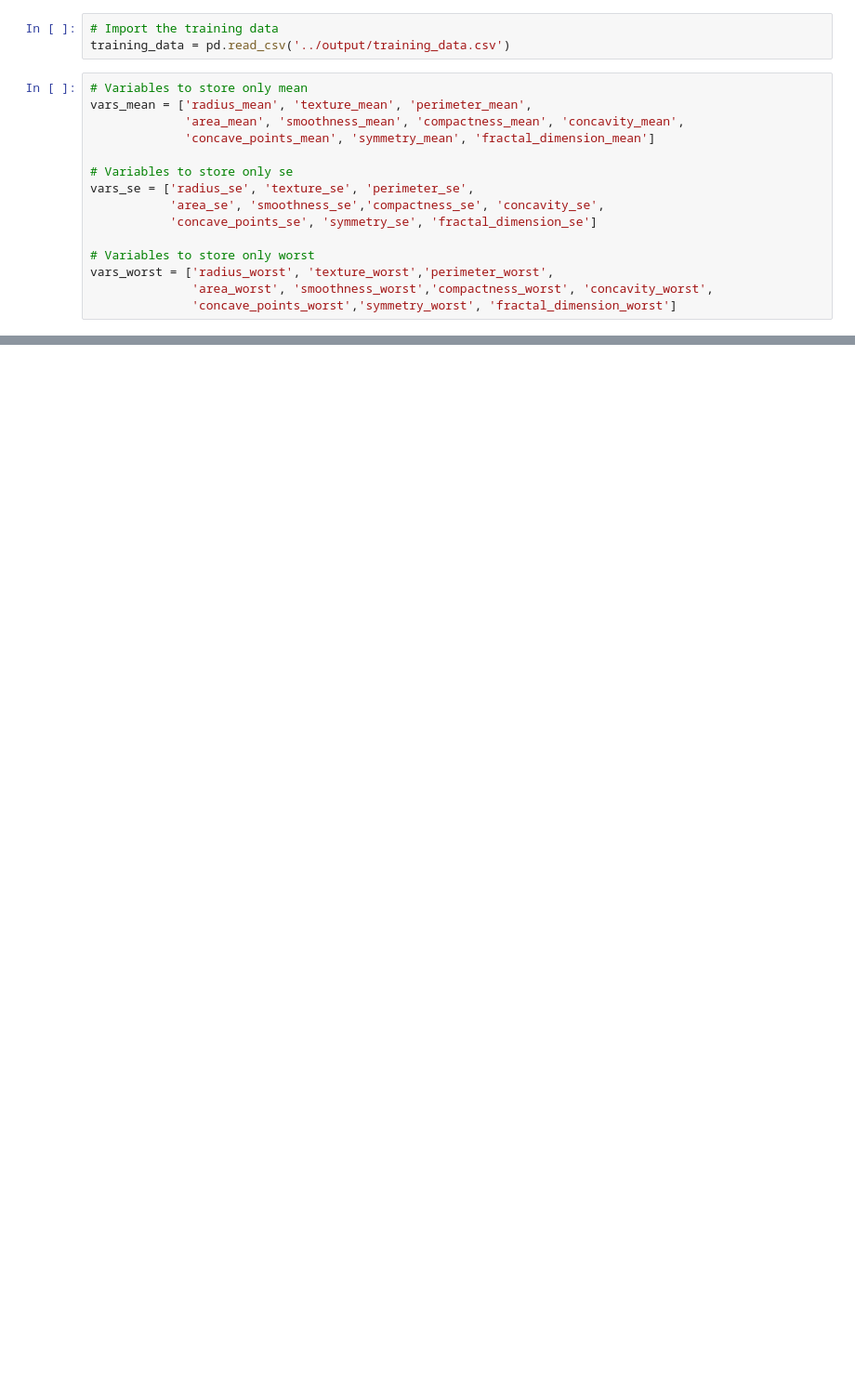
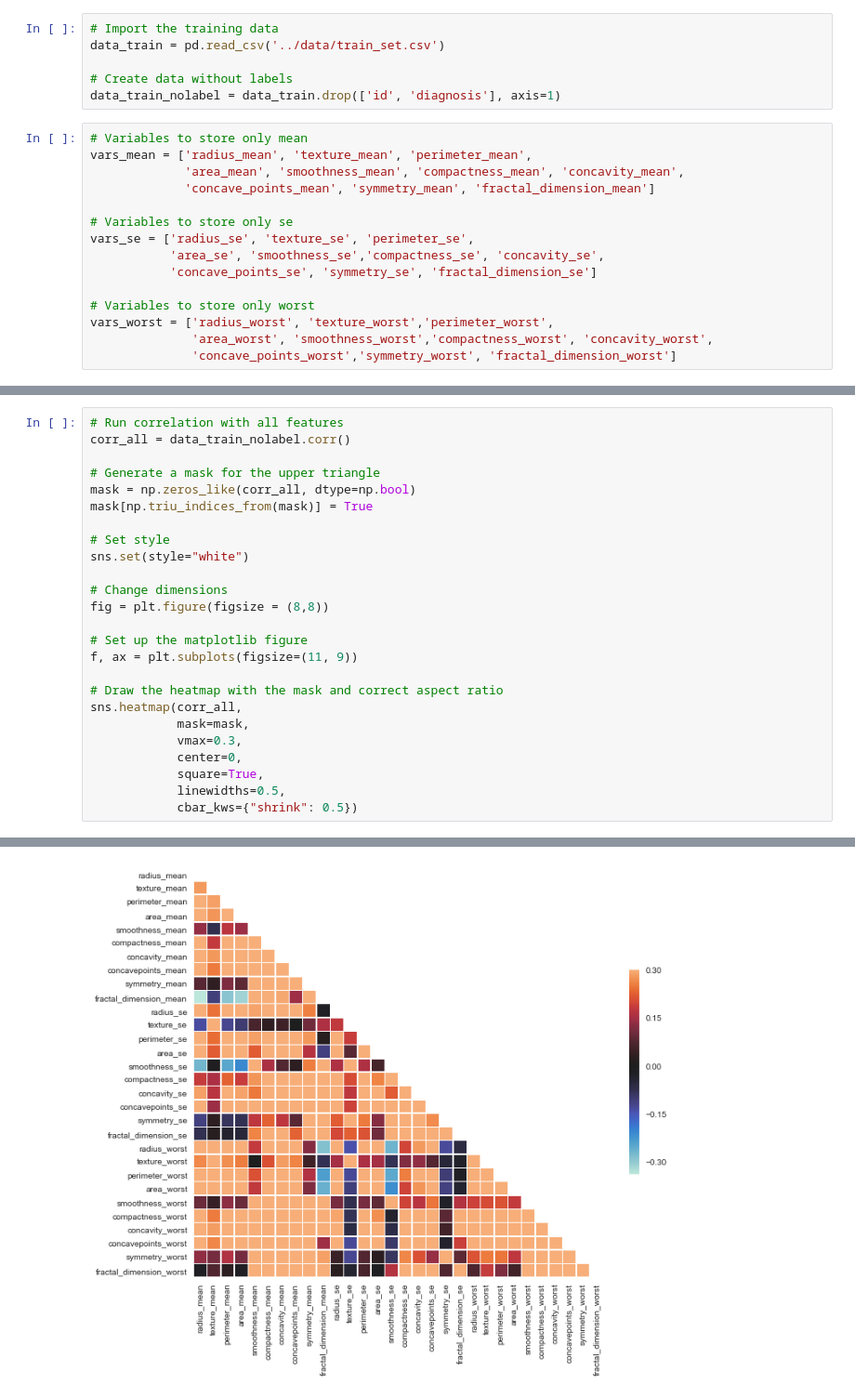
Before and after one commit to Machine-Learning-Group30/Project-Breast-Cancer, a Jupyter notebook: notebook/02-Feature-Selection.ipynb, the cells around one changed output, grey strips where cells are left out. Shown at 93% size. Saved outputs shown, nothing was run; the diff lists cells and outputs as text; blank space fills up the shorter version.

```diff
--- a/notebook/02-Feature-Selection.ipynb
+++ b/notebook/02-Feature-Selection.ipynb
@@ -12,7 +12,10 @@ from sklearn import preprocessing
 %matplotlib inline
 # %%
 # Import the training data
-training_data = pd.read_csv('../output/training_data.csv')
+data_train = pd.read_csv('../data/train_set.csv')
+
+# Create data without labels
+data_train_nolabel = data_train.drop(['id', 'diagnosis'], axis=1)
 # %%
 # Variables to store only mean
 vars_mean = ['radius_mean', 'texture_mean', 'perimeter_mean',
@@ -30,0 +36,26 @@ vars_worst = ['radius_worst', 'texture_worst','perimeter_worst',
+# %%
+# Run correlation with all features
+corr_all = data_train_nolabel.corr()
+
+# Generate a mask for the upper triangle
+mask = np.zeros_like(corr_all, dtype=np.bool)
+mask[np.triu_indices_from(mask)] = True
+
+# Set style
+sns.set(style="white")
+
+# Change dimensions
+fig = plt.figure(figsize = (8,8))
+
+# Set up the matplotlib figure
+f, ax = plt.subplots(figsize=(11, 9))
+
+# Draw the heatmap with the mask and correct aspect ratio
+sns.heatmap(corr_all,
+            mask=mask,
+            vmax=0.3,
+            center=0,
+            square=True,
+            linewidths=0.5,
+            cbar_kws={"shrink": 0.5})
+# %% [output]
@@ -30,0 +64 @@ vars_worst = ['radius_worst', 'texture_worst','perimeter_worst',
+[figure, added]
```
Also changed, not shown: parts of 4 cells of this notebook, 8 other files.
